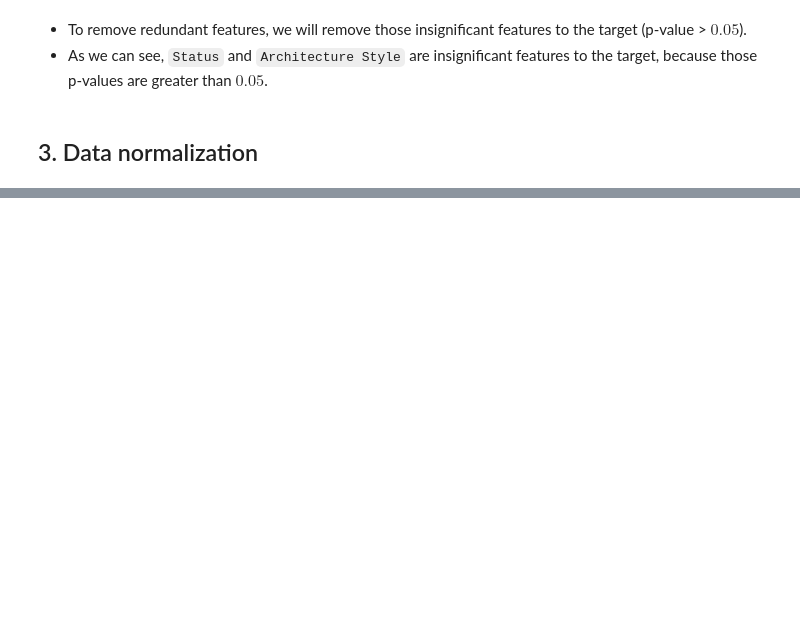
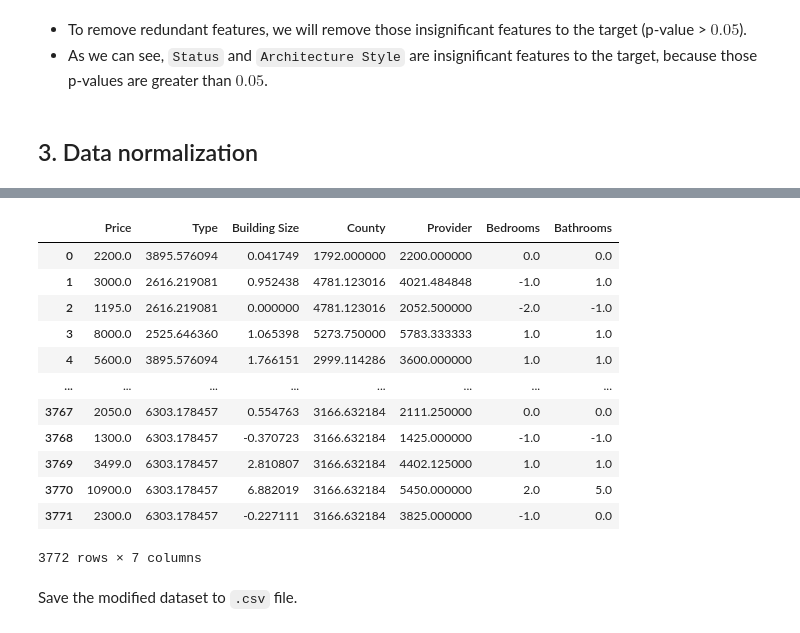
Before and after one commit to juinkinn/House-renting-price-analysis-Introduction-to-Data-Science-project, a Jupyter notebook: preprocessing_exploration.ipynb, the cells around one changed output, grey strips where cells are left out. Saved outputs shown, nothing was run; the diff lists cells and outputs as text; code cells hidden in the pictures; blank space fills up the shorter version.

Commit message:
normalize and encode data

```diff
--- a/preprocessing_exploration.ipynb
+++ b/preprocessing_exploration.ipynb
@@ -232,3 +232,5 @@ corr_coeff
+# %%
+df.drop(columns=['Land Size'], inplace=True)
 # %% [markdown]
 - **ANOVA test** for categorical features and numeric target (`Price`).
 # %%
@@ -255,0 +262,4 @@ df.drop(columns=['Status', 'Architecture Style'], inplace=True)
+# %%
+numerics = ['Building Size', 'Bedrooms', 'Bathrooms']
+scaler = RobustScaler()
+df[numerics] = scaler.fit_transform(df[numerics])
@@ -255,0 +270,5 @@ df.drop(columns=['Status', 'Architecture Style'], inplace=True)
+# %%
+cates = ['Provider', 'County', 'Type']
+distinct_values = {col: df[col].unique() for col in cates}
+for col, values in distinct_values.items():
+    print(f"Column '{col}' has {len(values)} values")
@@ -255,0 +282,27 @@ df.drop(columns=['Status', 'Architecture Style'], inplace=True)
+# %%
+target = 'Price'
+encoded_cols = {}
+for col in ['Provider', 'County', 'Type']:
+    category_means = df.groupby(col)[target].mean()
+    encoded_cols[col] = df[col].map(category_means).fillna(df[target].mean())
+
+for col, encoded_values in encoded_cols.items():
+    df[col] = encoded_values
+# %%
+df
+# %% [output]
+|  | Price | Type | Building Size | County | Provider | Bedrooms | Bathrooms |
+| 0 | 2200.0 | 3895.576094 | 0.041749 | 1792.000000 | 2200.000000 | 0.0 | 0.0 |
+| 1 | 3000.0 | 2616.219081 | 0.952438 | 4781.123016 | 4021.484848 | -1.0 | 1.0 |
+| 2 | 1195.0 | 2616.219081 | 0.000000 | 4781.123016 | 2052.500000 | -2.0 | -1.0 |
+| 3 | 8000.0 | 2525.646360 | 1.065398 | 5273.750000 | 5783.333333 | 1.0 | 1.0 |
+| 4 | 5600.0 | 3895.576094 | 1.766151 | 2999.114286 | 3600.000000 | 1.0 | 1.0 |
+| ... | ... | ... | ... | ... | ... | ... | ... |
+| 3767 | 2050.0 | 6303.178457 | 0.554763 | 3166.632184 | 2111.250000 | 0.0 | 0.0 |
+| 3768 | 1300.0 | 6303.178457 | -0.370723 | 3166.632184 | 1425.000000 | -1.0 | -1.0 |
+| 3769 | 3499.0 | 6303.178457 | 2.810807 | 3166.632184 | 4402.125000 | 1.0 | 1.0 |
+| 3770 | 10900.0 | 6303.178457 | 6.882019 | 3166.632184 | 5450.000000 | 2.0 | 5.0 |
+| 3771 | 2300.0 | 6303.178457 | -0.227111 | 3166.632184 | 3825.000000 | -1.0 | 0.0 |
+3772 rows × 7 columns
+# %% [markdown]
+Save the modified dataset to `.csv` file.
```
Also changed, not shown: parts of 13 cells of this notebook, 1 other file.
